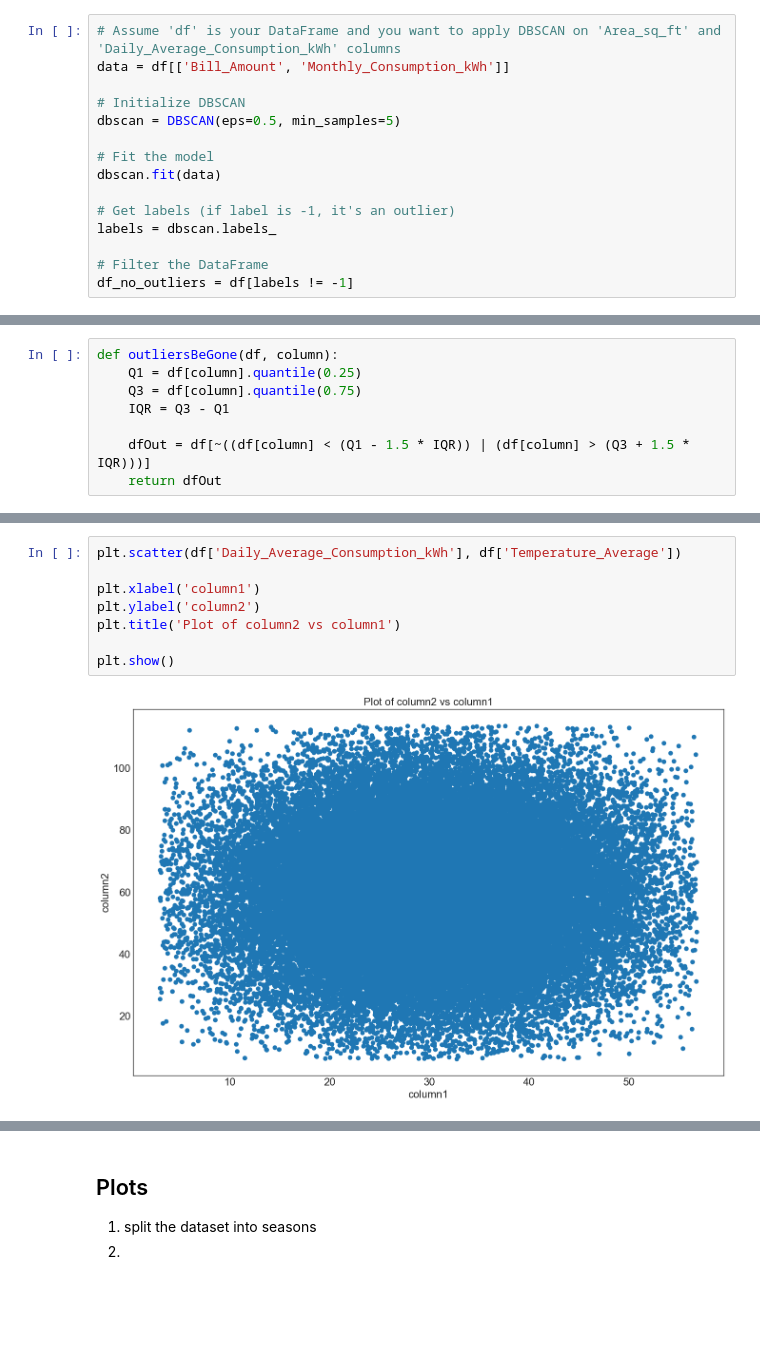
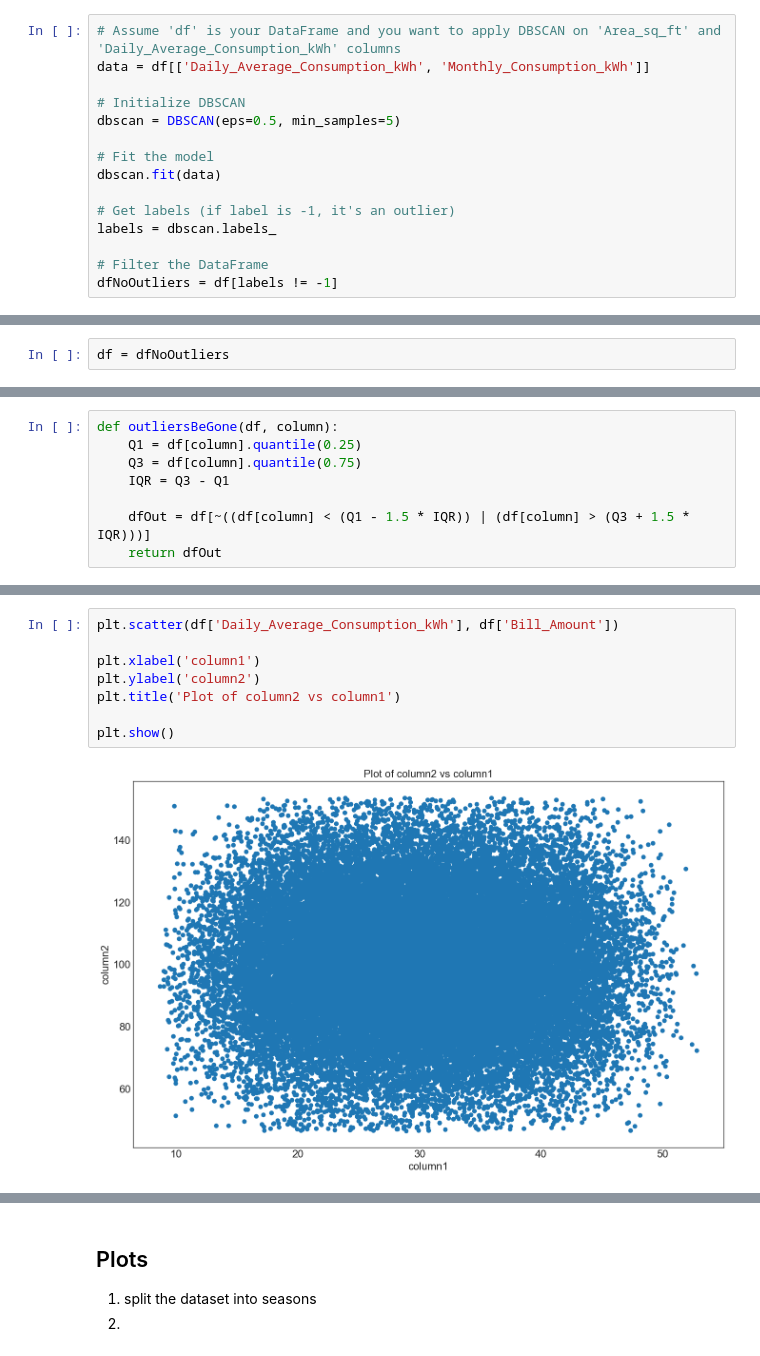
Before and after one commit to Darkri-X/CSC300_LinearRegression, a Jupyter notebook: LinearRegression.ipynb, the cells around one changed output, grey strips where cells are left out. Drawn from its saved outputs; the diff is of its cells as text; blank space fills up the shorter version.

```diff
--- a/LinearRegression.ipynb
+++ b/LinearRegression.ipynb
@@ -488,7 +488,7 @@ from sklearn.cluster import DBSCAN
 import numpy as np
 # %%
 # Assume 'df' is your DataFrame and you want to apply DBSCAN on 'Area_sq_ft' and 'Daily_Average_Consumption_kWh' columns
-data = df[['Bill_Amount', 'Monthly_Consumption_kWh']]
+data = df[['Daily_Average_Consumption_kWh', 'Monthly_Consumption_kWh']]
 
 # Initialize DBSCAN
 dbscan = DBSCAN(eps=0.5, min_samples=5)
@@ -500,5 +500,5 @@ dbscan.fit(data)
 labels = dbscan.labels_
 
 # Filter the DataFrame
-df_no_outliers = df[labels != -1]
+dfNoOutliers = df[labels != -1]
 # %%
@@ -515,3 +521,5 @@ axs[0,1].set_title('Boxplot of Monthly Consumption by Heating Type (No Outliers)
+# %%
+df = dfNoOutliers
 # %%
 # Draw Plot
 plt.figure(figsize=(13,10), dpi= 80)
@@ -654,13 +662,13 @@ plt.show()
 # %%
-plt.scatter(df['Daily_Average_Consumption_kWh'], df['Temperature_Average'])
+plt.scatter(df['Daily_Average_Consumption_kWh'], df['Bill_Amount'])
 
 plt.xlabel('column1')
 plt.ylabel('column2')
 plt.title('Plot of column2 vs column1')
 
 plt.show()
 # %% [output]
-[figure, old version]
+[figure, new version]
 # %%
 plt.hist(df['Daily_Average_Consumption_kWh'], bins=60)
 
```
Also changed, not shown: parts of 8 cells of this notebook.
